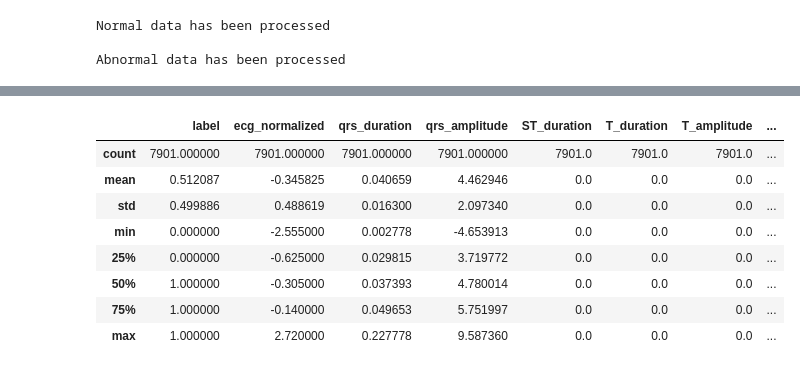
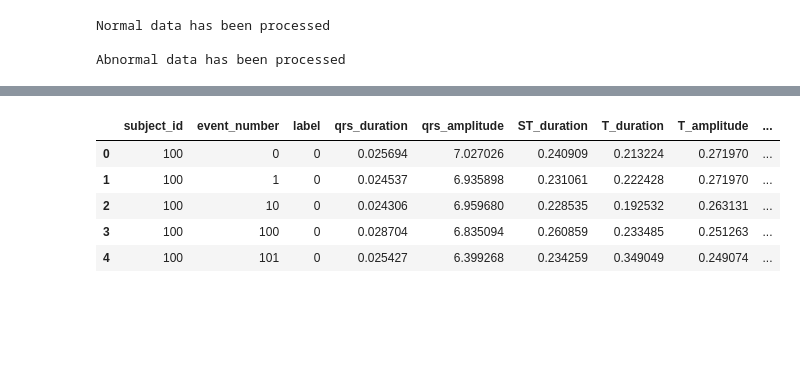
Before and after one commit to OmarNasri/ECG-abnormality-detector, a Jupyter notebook: detector.ipynb, the cells around one changed output, grey strips where cells are left out. Saved outputs shown, nothing was run; the diff lists cells and outputs as text; code cells hidden in the pictures; blank space fills up the shorter version.

```diff
--- a/detector.ipynb
+++ b/detector.ipynb
@@ -292,12 +318,9 @@ df_features.head()
-# %%
-df_features.describe()
-# %% [output]
-|  | label | ecg_normalized | qrs_duration | qrs_amplitude | ST_duration | T_duration | T_amplitude | ... |
-| count | 7901.000000 | 7901.000000 | 7901.000000 | 7901.000000 | 7901.0 | 7901.0 | 7901.0 | ... |
-| mean | 0.512087 | -0.345825 | 0.040659 | 4.462946 | 0.0 | 0.0 | 0.0 | ... |
-| std | 0.499886 | 0.488619 | 0.016300 | 2.097340 | 0.0 | 0.0 | 0.0 | ... |
-| min | 0.000000 | -2.555000 | 0.002778 | -4.653913 | 0.0 | 0.0 | 0.0 | ... |
-| 25% | 0.000000 | -0.625000 | 0.029815 | 3.719772 | 0.0 | 0.0 | 0.0 | ... |
-| 50% | 1.000000 | -0.305000 | 0.037393 | 4.780014 | 0.0 | 0.0 | 0.0 | ... |
-| 75% | 1.000000 | -0.140000 | 0.049653 | 5.751997 | 0.0 | 0.0 | 0.0 | ... |
-| max | 1.000000 | 2.720000 | 0.227778 | 9.587360 | 0.0 | 0.0 | 0.0 | ... |
+# %%
+display(df_features.head())
+# %% [output]
+|  | subject_id | event_number | label | qrs_duration | qrs_amplitude | ST_duration | T_duration | T_amplitude | ... |
+| 0 | 100 | 0 | 0 | 0.025694 | 7.027026 | 0.240909 | 0.213224 | 0.271970 | ... |
+| 1 | 100 | 1 | 0 | 0.024537 | 6.935898 | 0.231061 | 0.222428 | 0.271970 | ... |
+| 2 | 100 | 10 | 0 | 0.024306 | 6.959680 | 0.228535 | 0.192532 | 0.263131 | ... |
+| 3 | 100 | 100 | 0 | 0.028704 | 6.835094 | 0.260859 | 0.233485 | 0.251263 | ... |
+| 4 | 100 | 101 | 0 | 0.025427 | 6.399268 | 0.234259 | 0.349049 | 0.249074 | ... |
```
Also changed, not shown: parts of 7 cells of this notebook.
